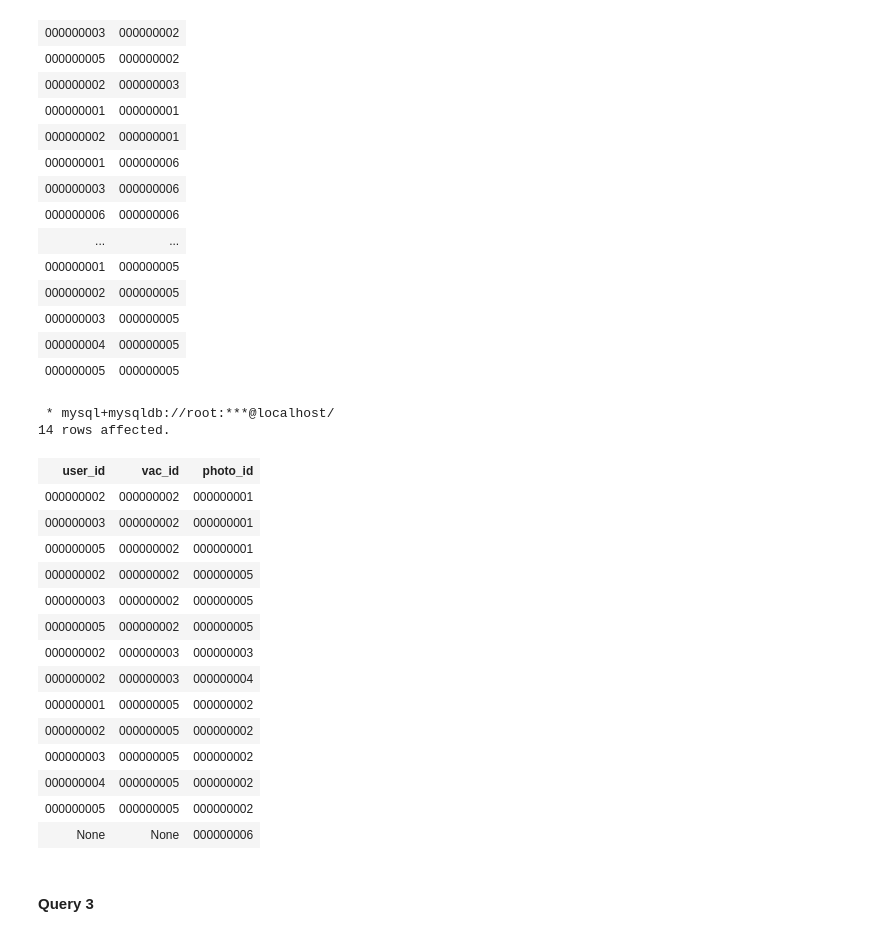
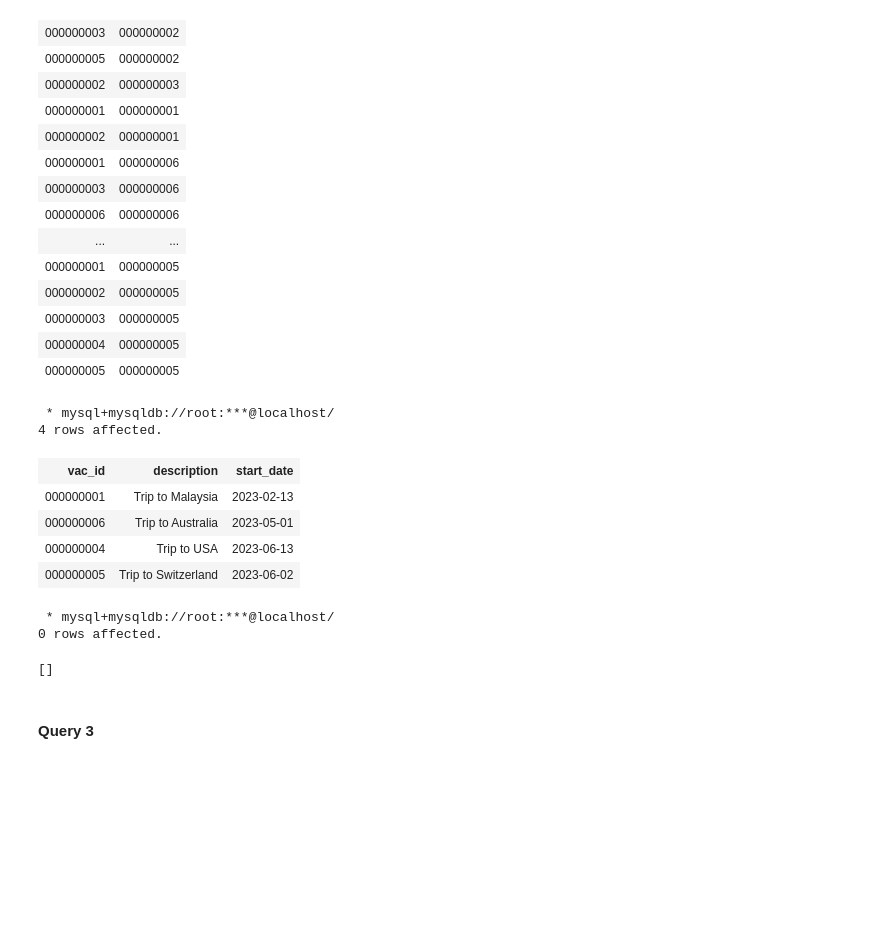
Before and after one commit to tyxin/ReadyHols, a Jupyter notebook: data_scripting.ipynb, the cells around one changed output. Drawn from its saved outputs; the diff is of its cells as text; code cells hidden in the pictures; blank space fills up the shorter version.

```diff
--- a/data_scripting.ipynb
+++ b/data_scripting.ipynb
@@ -411,9 +408,24 @@ select * from vac_user_has
 | 000000003 | 000000005 |
 | 000000004 | 000000005 |
 | 000000005 | 000000005 |
+# %%
+%%sql
+select vacation.vac_id,description,start_date from vacation,vac_user_has
+where vacation.vac_id = vac_user_has.vac_id and vac_user_has.user_id = "000000001"
+# %% [output]
+ * mysql+mysqldb://root:***@localhost/
+4 rows affected.
+| vac_id | description | start_date |
+| 000000001 | Trip to Malaysia | 2023-02-13 |
+| 000000006 | Trip to Australia | 2023-05-01 |
+| 000000004 | Trip to USA | 2023-06-13 |
+| 000000005 | Trip to Switzerland | 2023-06-02 |
 # %%
 %%sql
 #album photos table
+
+Create view user_photos as
+
 (select vac_user_has.user_id, vac_user_has.vac_id, photo.photo_id from photo, album, vac_user_has
 where album.vac_id = vac_user_has.vac_id and photo.alb_id = album.alb_id)
 
@@ -423,22 +435,8 @@ union
 (select null as user_id, null as vac_id, photo_id from photo where photo.alb_id is null)
 # %% [output]
  * mysql+mysqldb://root:***@localhost/
-14 rows affected.
+0 rows affected.
-| user_id | vac_id | photo_id |
-| 000000002 | 000000002 | 000000001 |
-| 000000003 | 000000002 | 000000001 |
-| 000000005 | 000000002 | 000000001 |
-| 000000002 | 000000002 | 000000005 |
-| 000000003 | 000000002 | 000000005 |
-| 000000005 | 000000002 | 000000005 |
-| 000000002 | 000000003 | 000000003 |
-| 000000002 | 000000003 | 000000004 |
-| 000000001 | 000000005 | 000000002 |
-| 000000002 | 000000005 | 000000002 |
-| 000000003 | 000000005 | 000000002 |
-| 000000004 | 000000005 | 000000002 |
-| 000000005 | 000000005 | 000000002 |
-| None | None | 000000006 |
+[]
 # %% [markdown]
 #### Query 3
 # %%
```
Also changed, not shown: parts of 18 cells of this notebook, 6 other files.
